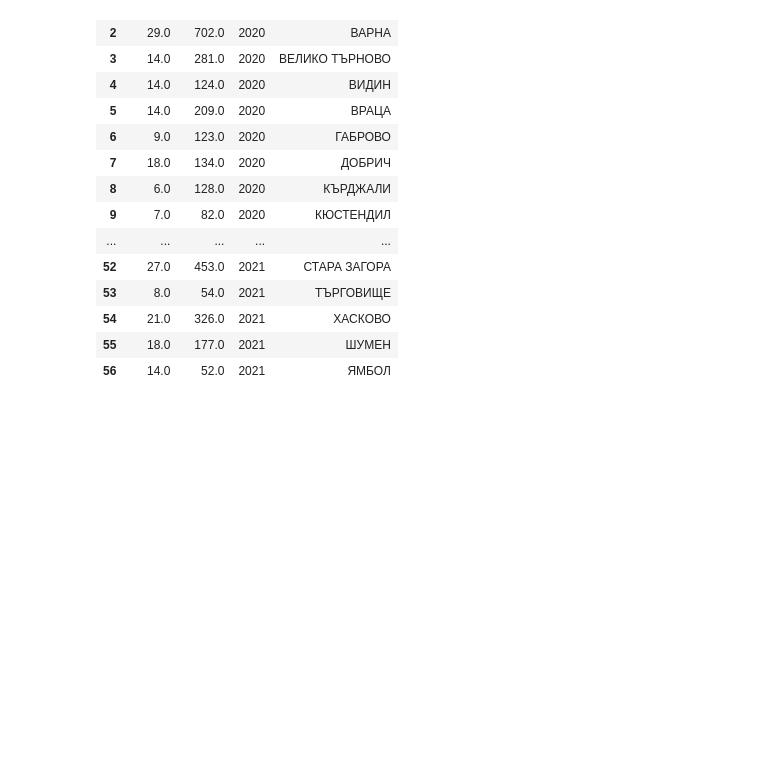
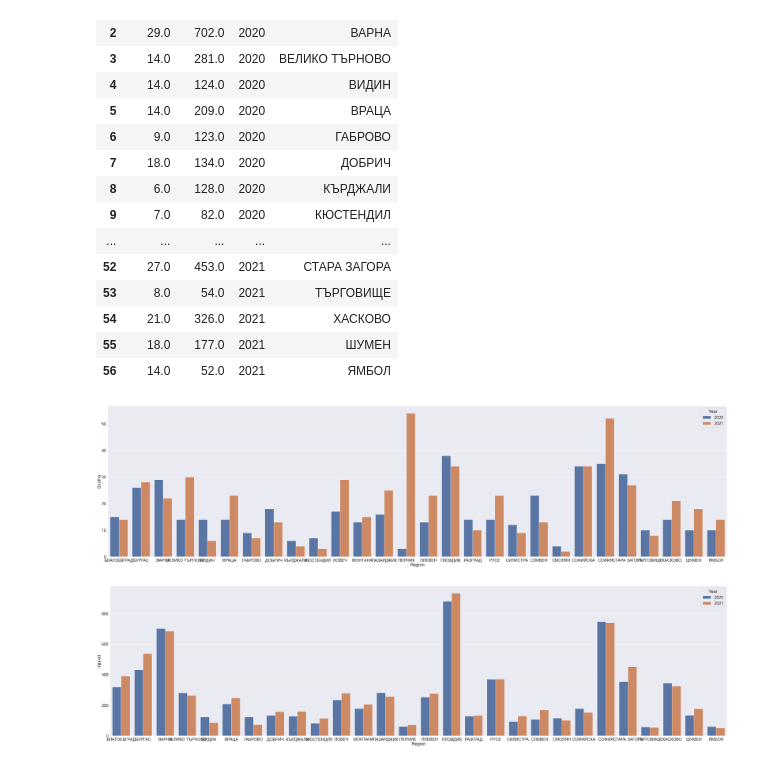
Before and after one commit to KamenDamov/Bulgaria-Accidents, a Jupyter notebook: EDA_and_hypotest.ipynb, the cells around one changed output. Saved outputs shown, nothing was run; the diff lists cells and outputs as text; code cells hidden in the pictures; blank space fills up the shorter version.

```diff
--- a/EDA_and_hypotest.ipynb
+++ b/EDA_and_hypotest.ipynb
@@ -403,0 +400,11 @@ sns.barplot(data = for_viz, x = 'Region', y = )
+# %%
+sns.set(rc={'figure.figsize':(80,20)})
+sns.set_context("paper", rc={"axes.labelsize":36})
+sns.set_context("talk", font_scale=1.8)
+cols = ['Deaths', 'Injured']
+for col in cols:
+    sns.barplot(data = for_viz, x = 'Region', y = col, hue = 'Year')
+    plt.show()
+# %% [output]
+[figure, added]
+[figure, added]
```
Also changed, not shown: parts of 1 cell of this notebook.
